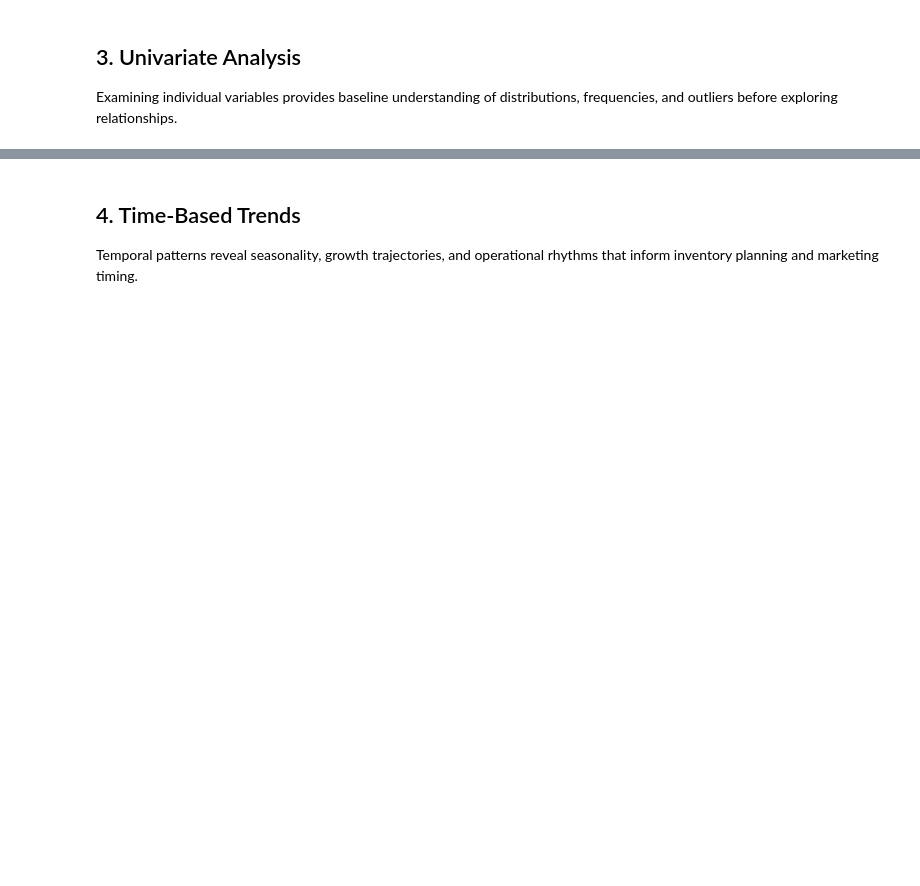
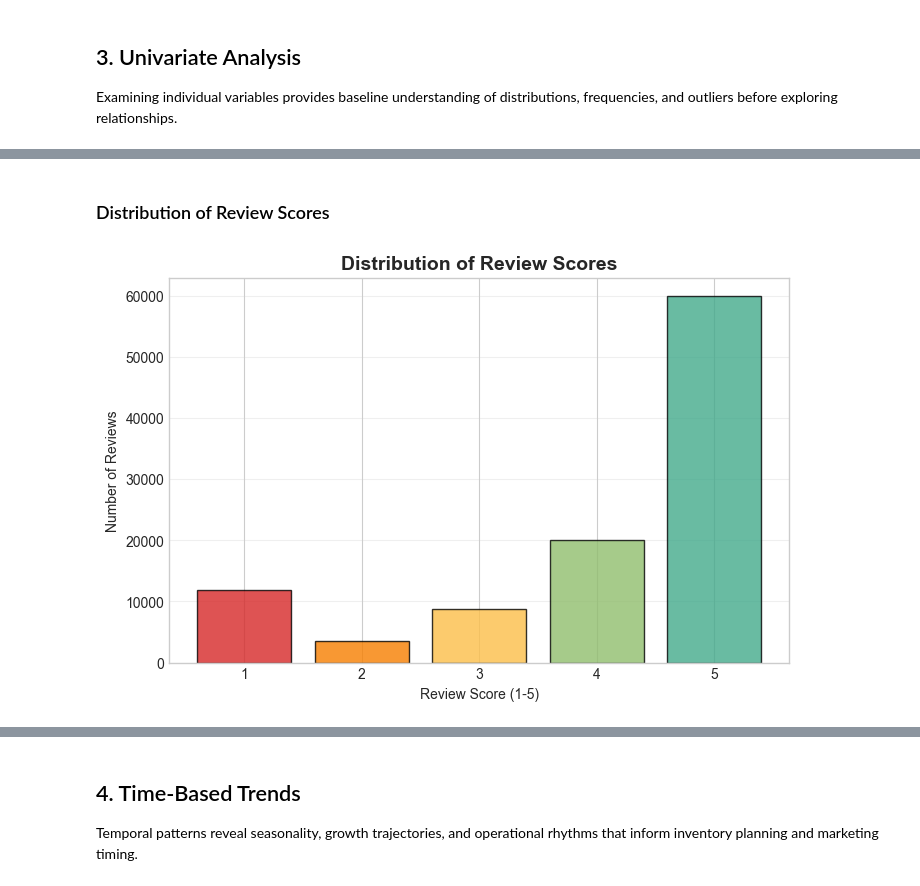
Before and after one commit to iampraneeth1116/SectionD_Group-9_Customer_Churn_Analysis, a Jupyter notebook: notebooks/03_eda.ipynb, the cells around one changed output, grey strips where cells are left out. Drawn from its saved outputs; the diff is of its cells as text; code cells hidden in the pictures; blank space fills up the shorter version.

```diff
--- a/notebooks/03_eda.ipynb
+++ b/notebooks/03_eda.ipynb
@@ -139,0 +192,20 @@ plt.show()
+# %% [markdown]
+### Distribution of Review Scores
+# %%
+plt.figure(figsize=(8,5))
+
+review_counts = df['review_score'].value_counts().sort_index()
+colors_review = ['#d62828', '#f77f00', '#fcbf49', '#90be6d', '#43aa8b']
+
+plt.bar(review_counts.index, review_counts.values,
+        color=colors_review, alpha=0.8, edgecolor='black')
+
+plt.title('Distribution of Review Scores', fontsize=14, fontweight='bold')
+plt.xlabel('Review Score (1-5)')
+plt.ylabel('Number of Reviews')
+plt.xticks([1, 2, 3, 4, 5])
+plt.grid(axis='y', alpha=0.3)
+
+plt.show()
+# %% [output]
+[figure, added]
```
Also changed, not shown: parts of 74 cells of this notebook.
